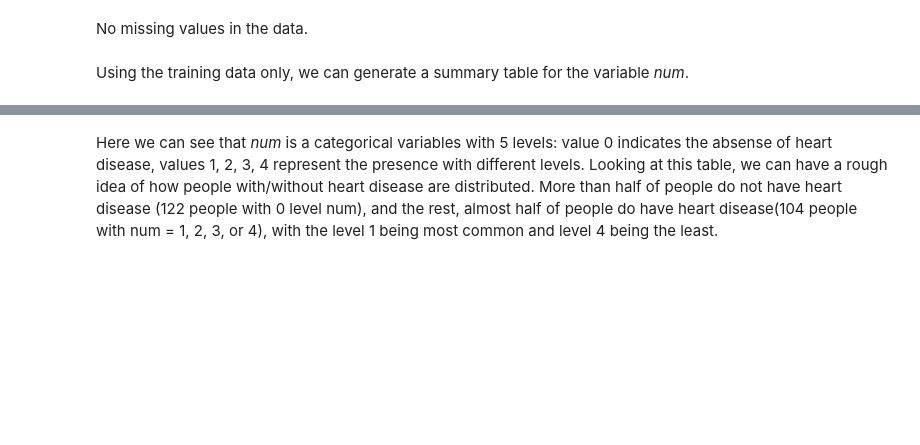
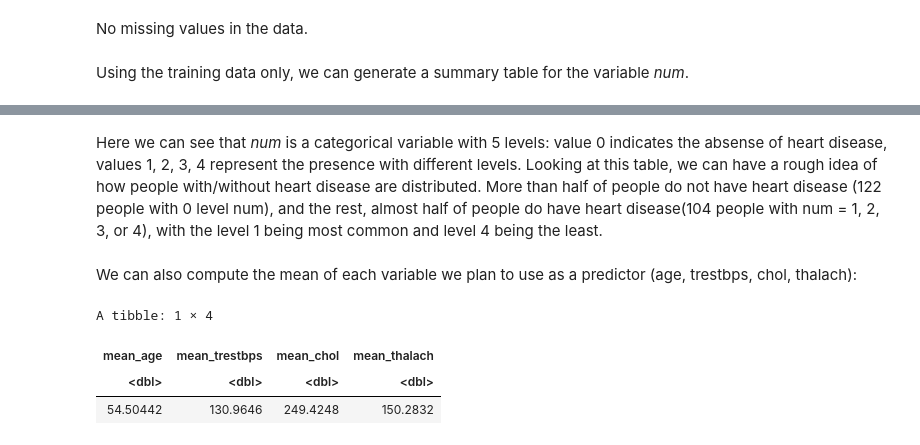
Before and after one commit to Yi-Lin-Wang/Group-32-best-group, a Jupyter notebook: wrangled_data.ipynb, the cells around one changed output, grey strips where cells are left out. Cells and saved outputs as stored; diff of their text form; code cells hidden in the pictures; blank space fills up the shorter version.

```diff
--- a/wrangled_data.ipynb
+++ b/wrangled_data.ipynb
@@ -112,2 +129,15 @@ A tibble: 5 × 2
 # %% [markdown]
-Here we can see that _num_ is a categorical variables with 5 levels: value 0 indicates the absense of heart disease, values 1, 2, 3, 4 represent the presence with different levels. Looking at this table, we can have a rough idea of how people with/without heart disease are distributed. More than half of people do not have heart disease (122 people with 0 level num), and the rest, almost half of people do have heart disease(104 people with num = 1, 2, 3, or 4), with the level 1 being most common and level 4 being the least.
+Here we can see that _num_ is a categorical variable with 5 levels: value 0 indicates the absense of heart disease, values 1, 2, 3, 4 represent the presence with different levels. Looking at this table, we can have a rough idea of how people with/without heart disease are distributed. More than half of people do not have heart disease (122 people with 0 level num), and the rest, almost half of people do have heart disease(104 people with num = 1, 2, 3, or 4), with the level 1 being most common and level 4 being the least.
+# %% [markdown]
+We can also compute the mean of each variable we plan to use as a predictor (age, trestbps, chol, thalach):
+# %%
+heart_disease_training |>
+    summarize(mean_age = mean(age),
+              mean_trestbps = mean(trestbps),
+              mean_chol = mean(chol),
+              mean_thalach = mean(thalach))
+# %% [output]
+A tibble: 1 × 4
+| mean_age | mean_trestbps | mean_chol | mean_thalach |
+| <dbl> | <dbl> | <dbl> | <dbl> |
+| 54.50442 | 130.9646 | 249.4248 | 150.2832 |
```
Also changed, not shown: parts of 15 cells of this notebook.
